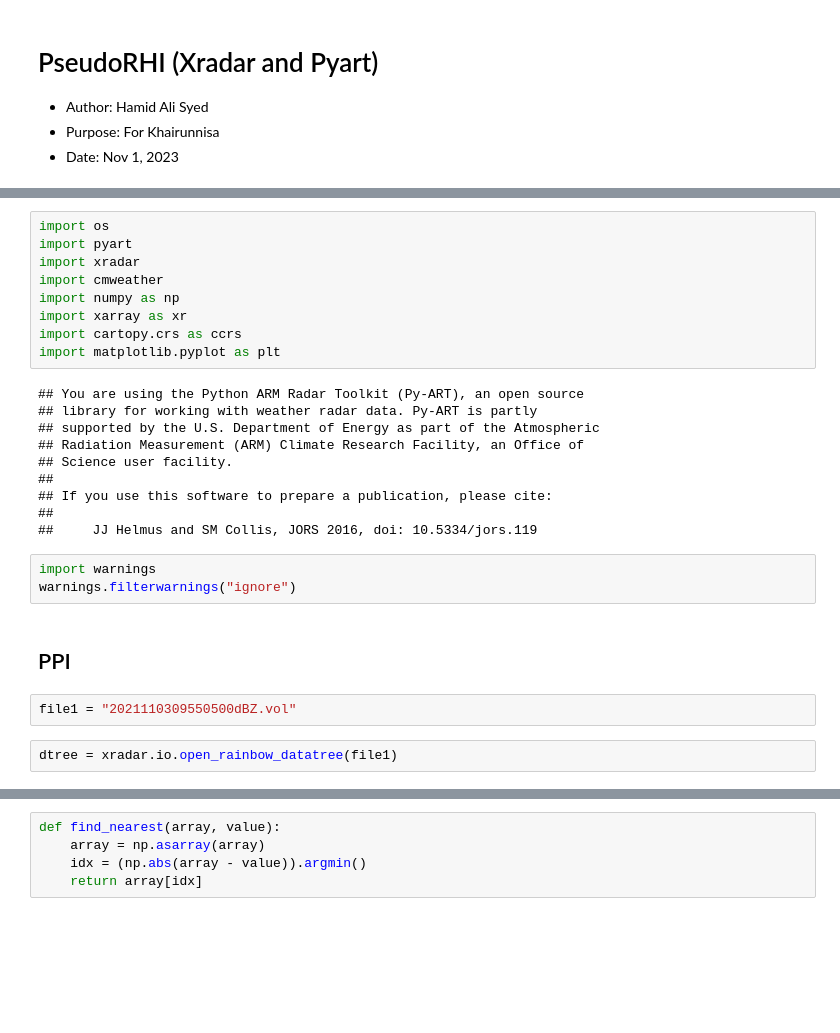
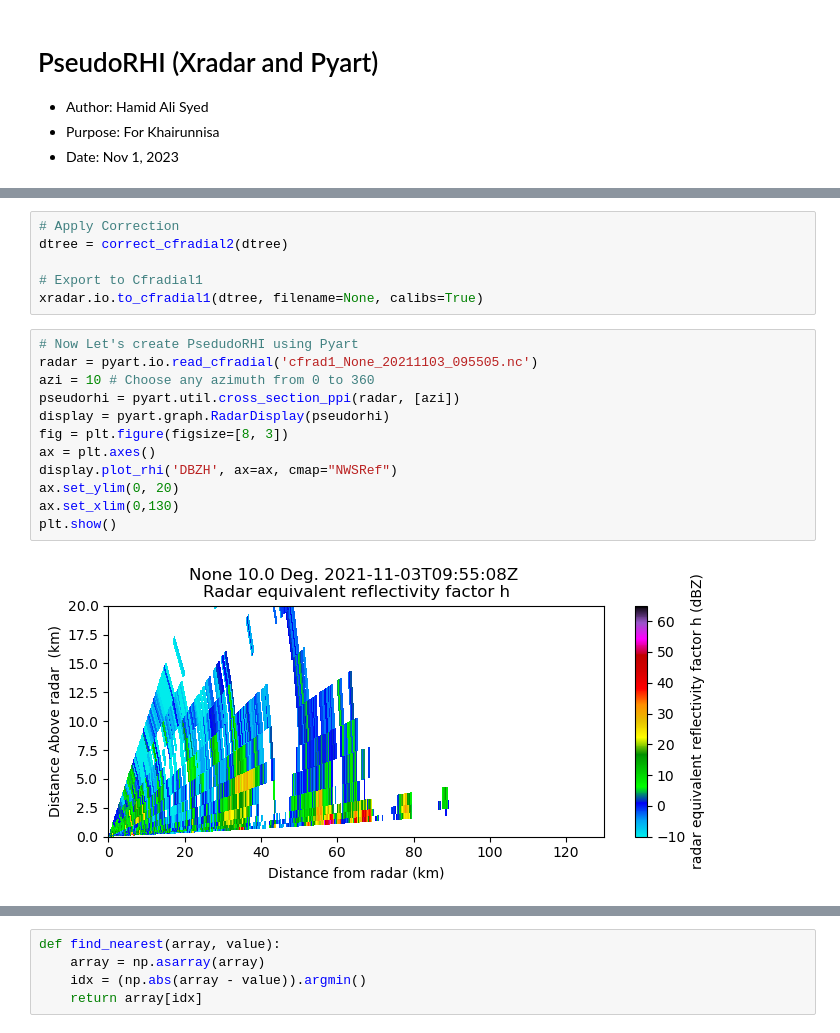
Before and after one commit to syedhamidali/test_scripts, a Jupyter notebook: PPI_rainbow_KNisa.ipynb, the cells around one changed output, grey strips where cells are left out. Cells and saved outputs as stored; diff of their text form; blank space fills up the shorter version.

```diff
--- a/PPI_rainbow_KNisa.ipynb
+++ b/PPI_rainbow_KNisa.ipynb
@@ -7,28 +72,20 @@
+# %%
+# Apply Correction
+dtree = correct_cfradial2(dtree)
+
+# Export to Cfradial1
+xradar.io.to_cfradial1(dtree, filename=None, calibs=True)
 # %%
-import os
-import pyart
-import xradar
-import cmweather
-import numpy as np
-import xarray as xr
-import cartopy.crs as ccrs
-import matplotlib.pyplot as plt
+# Now Let's create PsedudoRHI using Pyart
+radar = pyart.io.read_cfradial('cfrad1_None_20211103_095505.nc')
+azi = 10 # Choose any azimuth from 0 to 360
+pseudorhi = pyart.util.cross_section_ppi(radar, [azi])
+display = pyart.graph.RadarDisplay(pseudorhi)
+fig = plt.figure(figsize=[8, 3])
+ax = plt.axes()
+display.plot_rhi('DBZH', ax=ax, cmap="NWSRef")
+ax.set_ylim(0, 20)
+ax.set_xlim(0,130)
+plt.show()
 # %% [output]
-## You are using the Python ARM Radar Toolkit (Py-ART), an open source
-## library for working with weather radar data. Py-ART is partly
-## supported by the U.S. Department of Energy as part of the Atmospheric
-## Radiation Measurement (ARM) Climate Research Facility, an Office of
-## Science user facility.
-##
-## If you use this software to prepare a publication, please cite:
-##
-##     JJ Helmus and SM Collis, JORS 2016, doi: 10.5334/jors.119
+[figure, added]
-# %%
-import warnings
-warnings.filterwarnings("ignore")
-# %% [markdown]
-## PPI
-# %%
-file1 = "2021110309550500dBZ.vol"
-# %%
-dtree = xradar.io.open_rainbow_datatree(file1)
```
Also changed, not shown: parts of 9 cells of this notebook, 1 other file.
